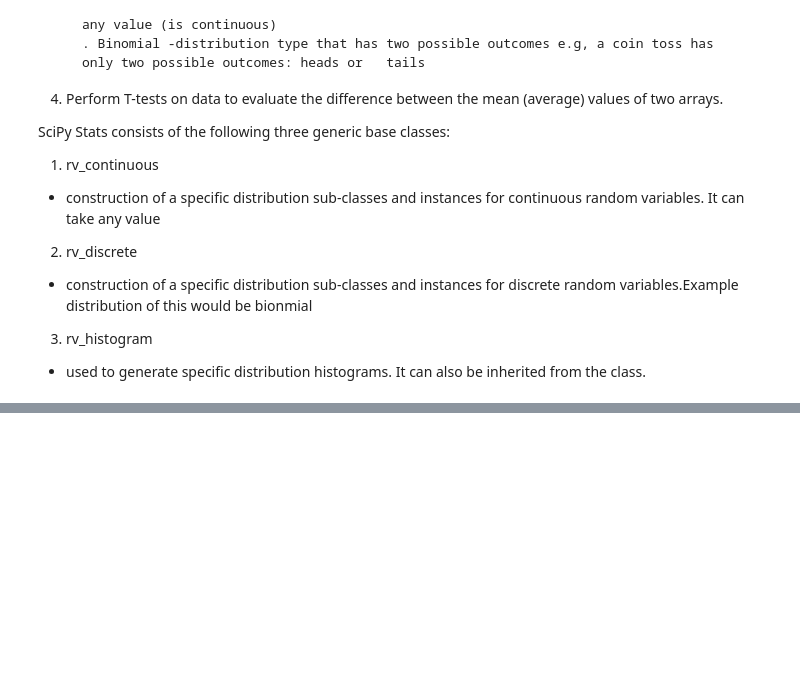
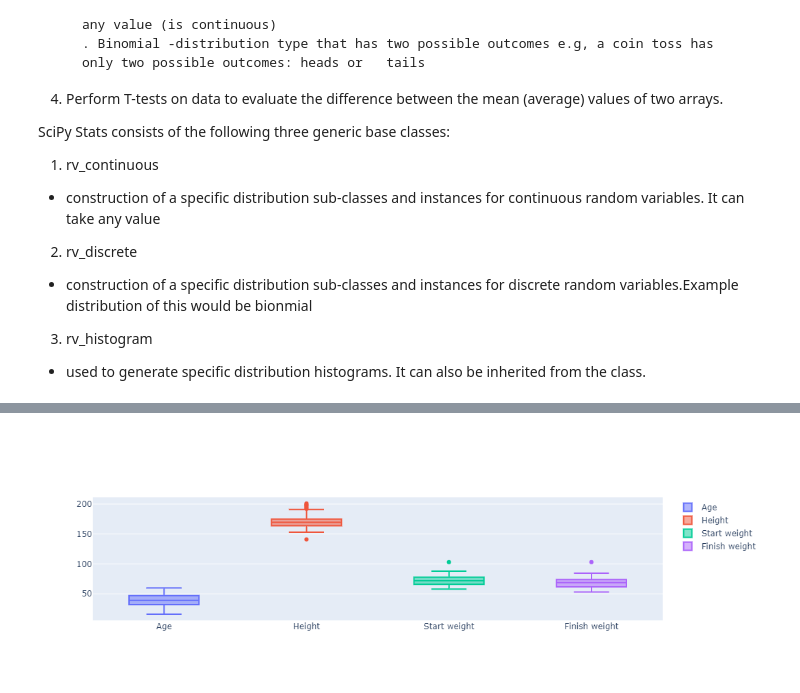
Before and after one commit to MichelleMoran431/Machine-learning-and-Statistics, a Jupyter notebook: Scipy Stats/scipy-stats.ipynb, the cells around one changed output, grey strips where cells are left out. Drawn from its saved outputs; the diff is of its cells as text; code cells hidden in the pictures; blank space fills up the shorter version.

```diff
--- a/Scipy Stats/scipy-stats.ipynb
+++ b/Scipy Stats/scipy-stats.ipynb
@@ -56,0 +155,11 @@ SyntaxError: (unicode error) 'unicodeescape' codec can't decode bytes in positio
+# %%
+fig = go.Figure()
+
+fig.add_trace(go.Box(y=df.Age.values, name = "Age"))
+fig.add_trace(go.Box(y=df.Height.values, name = "Height"))
+fig.add_trace(go.Box(y=df["pre.weight"].values, name = "Start weight"))
+fig.add_trace(go.Box(y=df["weight6weeks"].values, name = "Finish weight"))
+
+fig.show()
+# %% [output]
+[figure, added]
```
Also changed, not shown: parts of 21 cells of this notebook, 20 other files.
